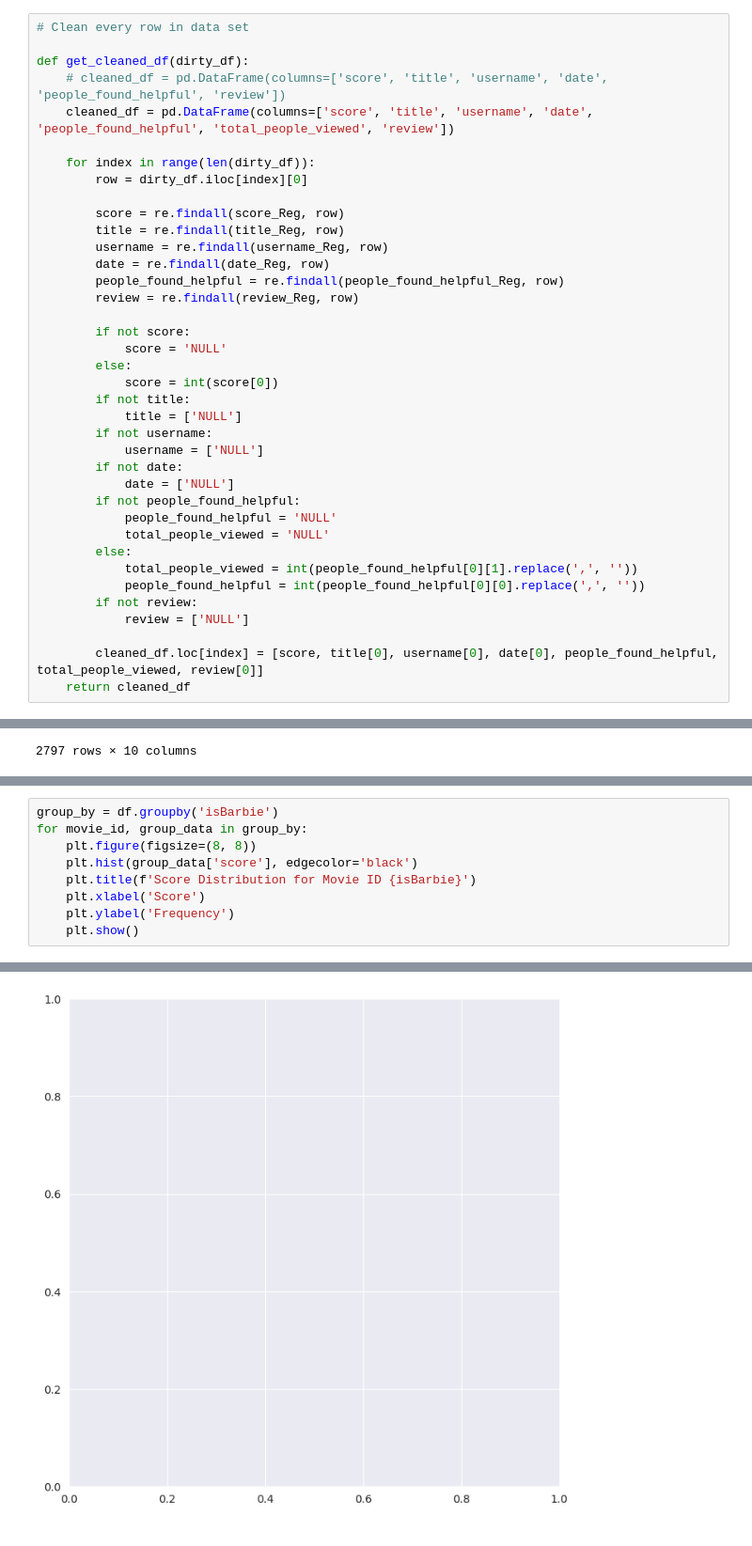
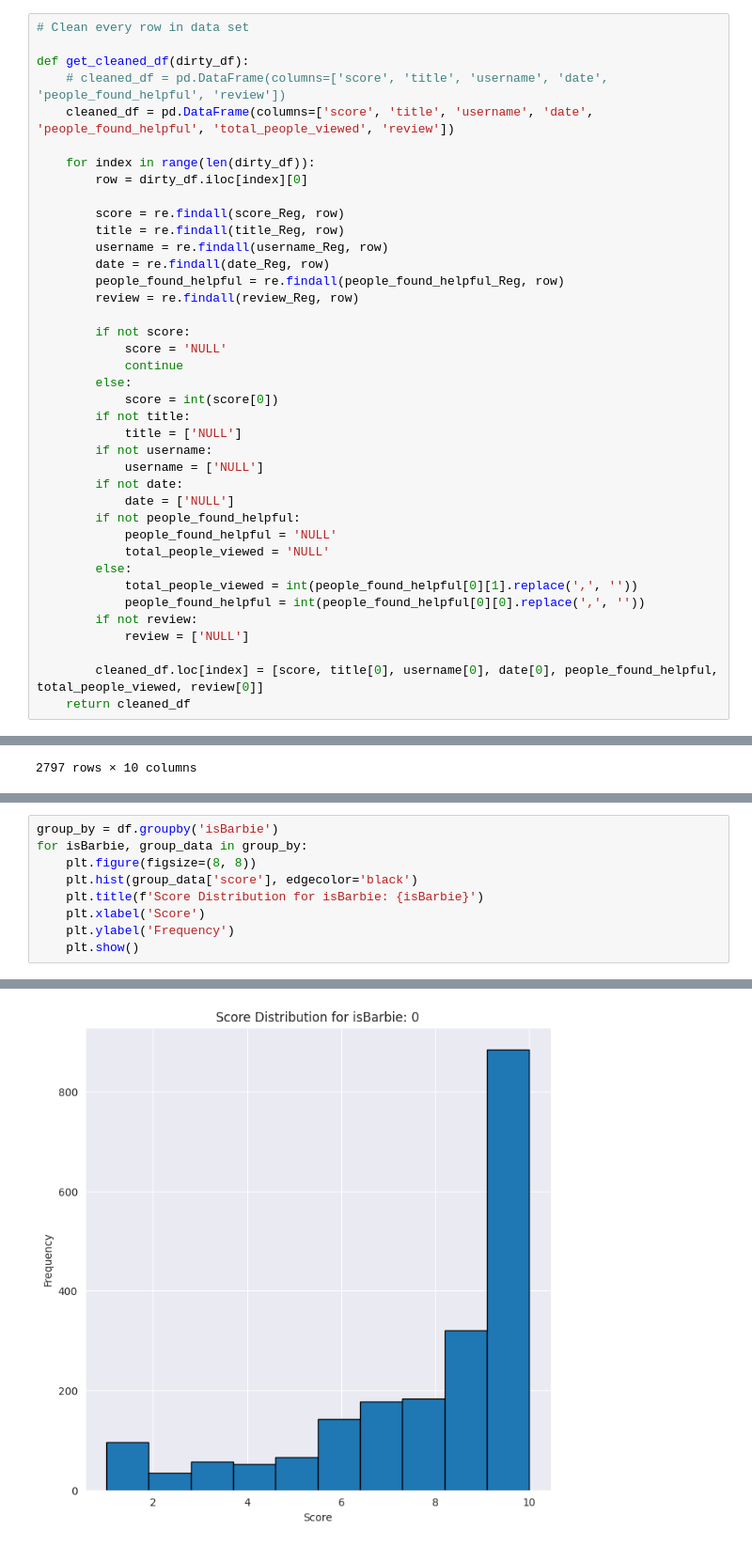
Before and after one commit to upmorgan/ECS171_GroupProject, a Jupyter notebook: cleaninggarbage.ipynb, the cells around one changed output, grey strips where cells are left out. Shown at 94% size. Saved outputs shown, nothing was run; the diff lists cells and outputs as text.

```diff
--- a/cleaninggarbage.ipynb
+++ b/cleaninggarbage.ipynb
@@ -72,6 +72,7 @@ def get_cleaned_df(dirty_df):
 
 		if not score:
 			score = 'NULL'
+			continue
 		else:
 			score = int(score[0])
 		if not title:
@@ -220,10 +221,10 @@ plt.show()
 [figure]
 # %%
 group_by = df.groupby('isBarbie')
-for movie_id, group_data in group_by:
+for isBarbie, group_data in group_by:
     plt.figure(figsize=(8, 8))
     plt.hist(group_data['score'], edgecolor='black')
-    plt.title(f'Score Distribution for Movie ID {isBarbie}')
+    plt.title(f'Score Distribution for isBarbie: {isBarbie}')
     plt.xlabel('Score')
     plt.ylabel('Frequency')
     plt.show()
@@ -232 +232 @@ TypeError: '<=' not supported between instances of 'int' and 'str'
-[figure, old version]
+[figure, new version]
```
Also changed, not shown: parts of 2 cells of this notebook.
